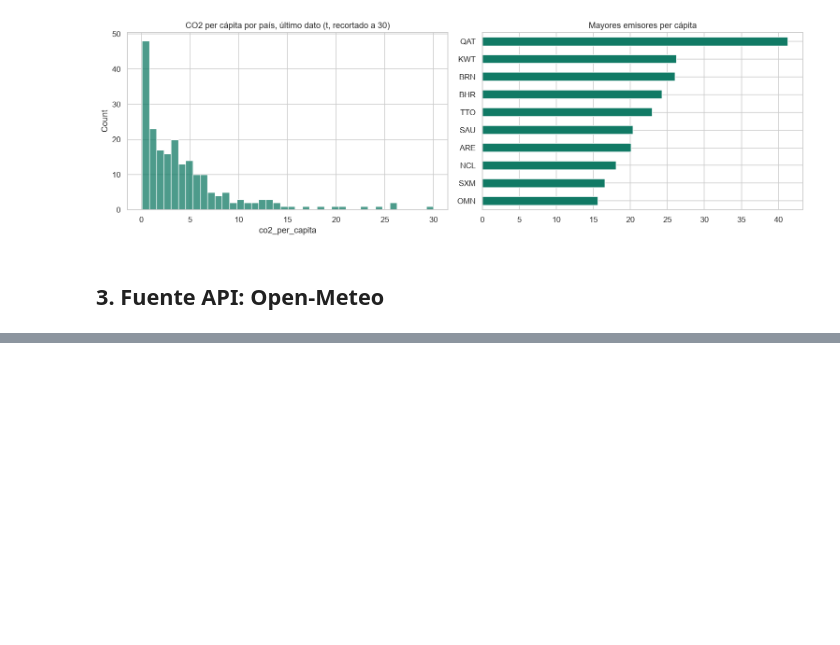
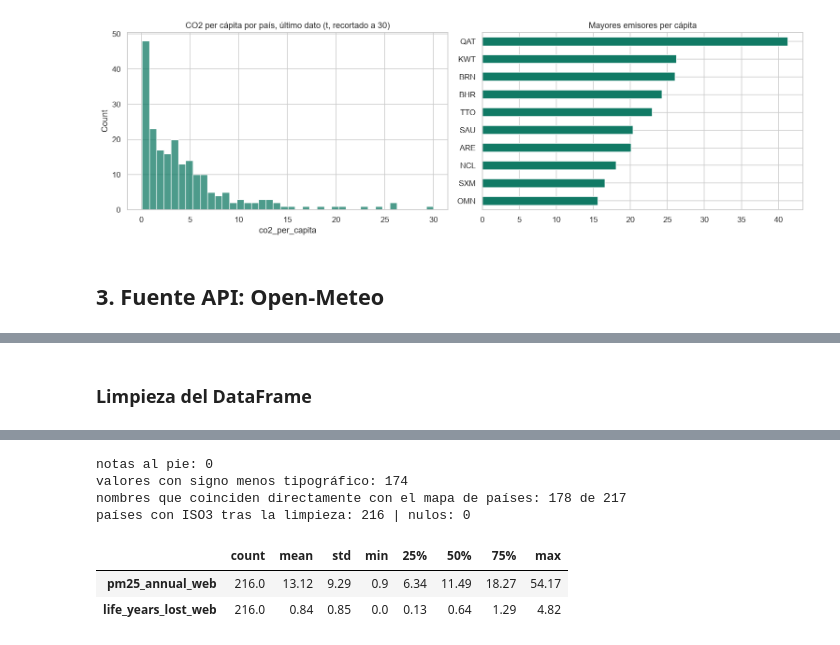
Before and after one commit to yurani-duque/etl-airflow-calidad-aire, a Jupyter notebook: notebooks/eda_fuentes.ipynb, the cells around one changed output, grey strips where cells are left out. Saved outputs shown, nothing was run; the diff lists cells and outputs as text; code cells hidden in the pictures; blank space fills up the shorter version.

```diff
--- a/notebooks/eda_fuentes.ipynb
+++ b/notebooks/eda_fuentes.ipynb
@@ -248,0 +280,13 @@ fig.tight_layout(); plt.show()
+# %% [markdown]
+### Limpieza del DataFrame
+# %%
+print("notas al pie:", int(web_crudo["country"].str.contains(r"\[", regex=True).sum()))
+print("valores con signo menos tipográfico:", int(web_crudo["life_loss"].str.contains("\u2212").sum()))
+mapa_paises = pd.read_csv(ROOT / "config/paises_iso3.csv")
+directos = web_crudo["country"].str.replace(r"\[.*?\]", "", regex=True).str.strip().str.lower().isin(
+    set(mapa_paises["nombre_origen"].str.lower()))
+print("nombres que coinciden directamente con el mapa de países:", int(directos.sum()), "de", len(web_crudo))
+web = limpiar_web(web_crudo, mapa_paises)
+print("países con ISO3 tras la limpieza:", len(web), "| nulos:", int(web.isna().sum().sum()))
+web.describe().round(2).T
+# %% [output]
@@ -248,0 +295,7 @@ fig.tight_layout(); plt.show()
+notas al pie: 0
+valores con signo menos tipográfico: 174
+nombres que coinciden directamente con el mapa de países: 178 de 217
+países con ISO3 tras la limpieza: 216 | nulos: 0
+|  | count | mean | std | min | 25% | 50% | 75% | max |
+| pm25_annual_web | 216.0 | 13.12 | 9.29 | 0.9 | 6.34 | 11.49 | 18.27 | 54.17 |
+| life_years_lost_web | 216.0 | 0.84 | 0.85 | 0.0 | 0.13 | 0.64 | 1.29 | 4.82 |
```
Also changed, not shown: parts of 13 cells of this notebook.
